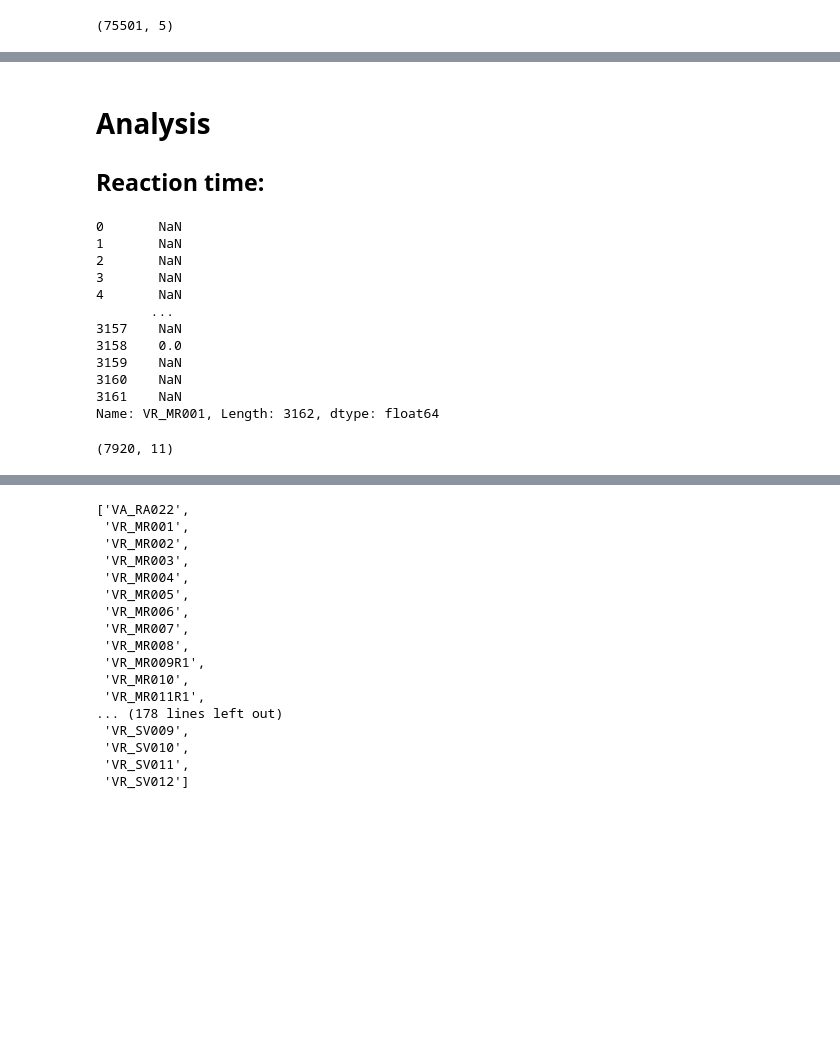
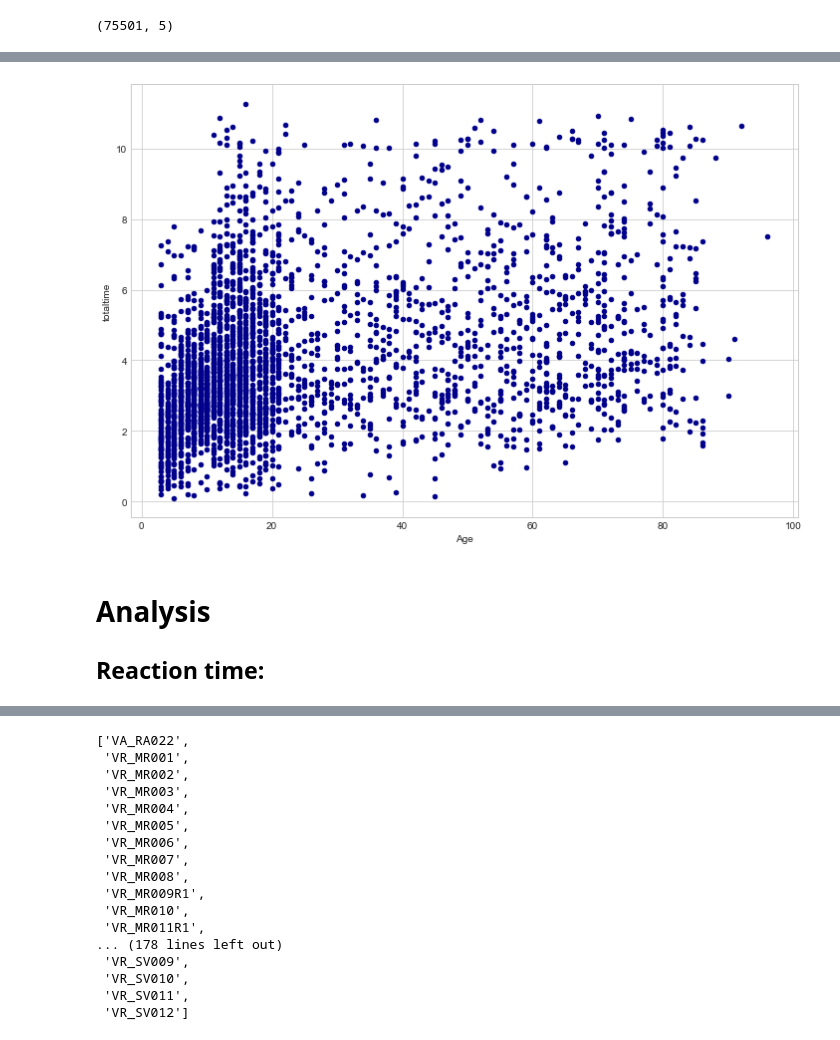
Before and after one commit to tianchu-shu/NWMSS, a Jupyter notebook: NIHTB_Norming/VR_norm.ipynb, the cells around one changed output, grey strips where cells are left out. Cells and saved outputs as stored; diff of their text form; code cells hidden in the pictures; blank space fills up the shorter version.

```diff
--- a/NIHTB_Norming/VR_norm.ipynb
+++ b/NIHTB_Norming/VR_norm.ipynb
@@ -102,0 +121,11 @@ VR_Score =vr3.pivot_table(index = ['PIN', 'RegistrationID','Age'], columns='Item
+# %%
+import matplotlib.pyplot as plt
+plt.style.use('seaborn-whitegrid')
+import matplotlib.pyplot as plt
+plt.rcParams["figure.figsize"] = (12,8)
+# %%
+sec =pd.DataFrame()
+# %%
+sec['totaltime'] = VR_ResponseTime.iloc[:,4:].sum(axis=1)/60
+# %%
+sec['Age']=VR_ResponseTime['Age']
@@ -103,3 +148,7 @@ VR_Score =vr3.pivot_table(index = ['PIN', 'RegistrationID','Age'], columns='Item
+# %%
+ax1 = sec.plot.scatter(x='Age',   y='totaltime', c='DarkBlue')
+# %% [output]
+[figure, added]
 # %%
 VR_ResponseTime.to_csv('C:/Users/tsb7592/Downloads/VR_ResponseTime.csv',index=False)
 # %%
@@ -109,22 +158,3 @@ VR_Score.to_csv('C:/Users/tsb7592/Downloads/VR_Score.csv',index=False)
 # %% [markdown]
 # Analysis
 ## Reaction time:
-# %%
-VR_Score.VR_MR001
-# %% [output]
-0       NaN
-1       NaN
-2       NaN
-3       NaN
-4       NaN
-       ...
-3157    NaN
-3158    0.0
-3159    NaN
-3160    NaN
-3161    NaN
-Name: VR_MR001, Length: 3162, dtype: float64
-# %%
-df[(df.ItemID == 'VR_MR001') ].shape
-# %% [output]
-(7920, 11)
```
Also changed, not shown: parts of 90 cells of this notebook.
